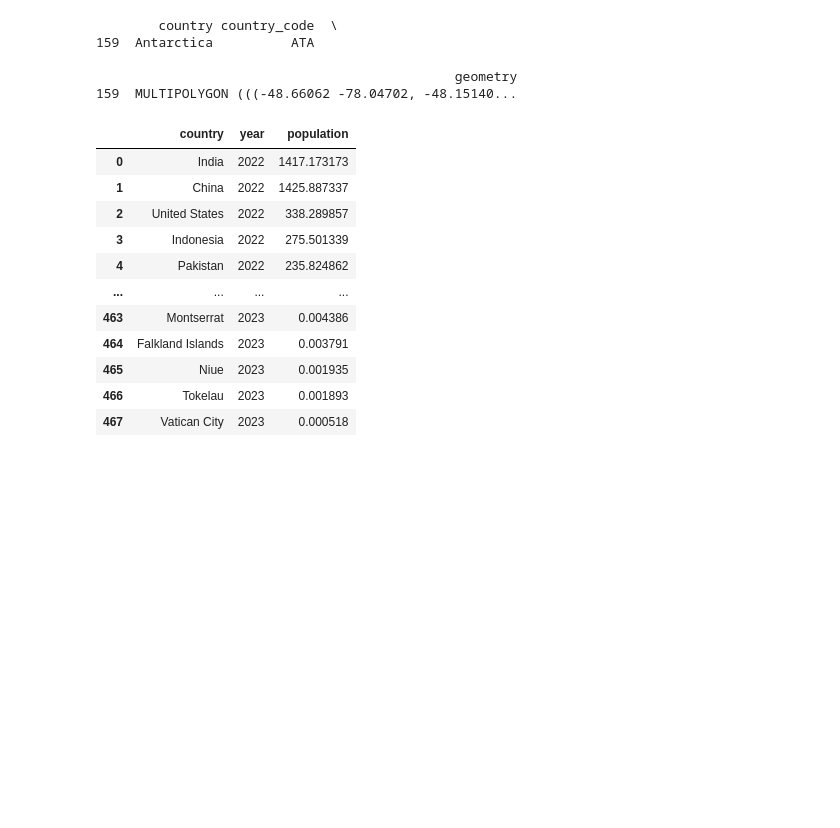
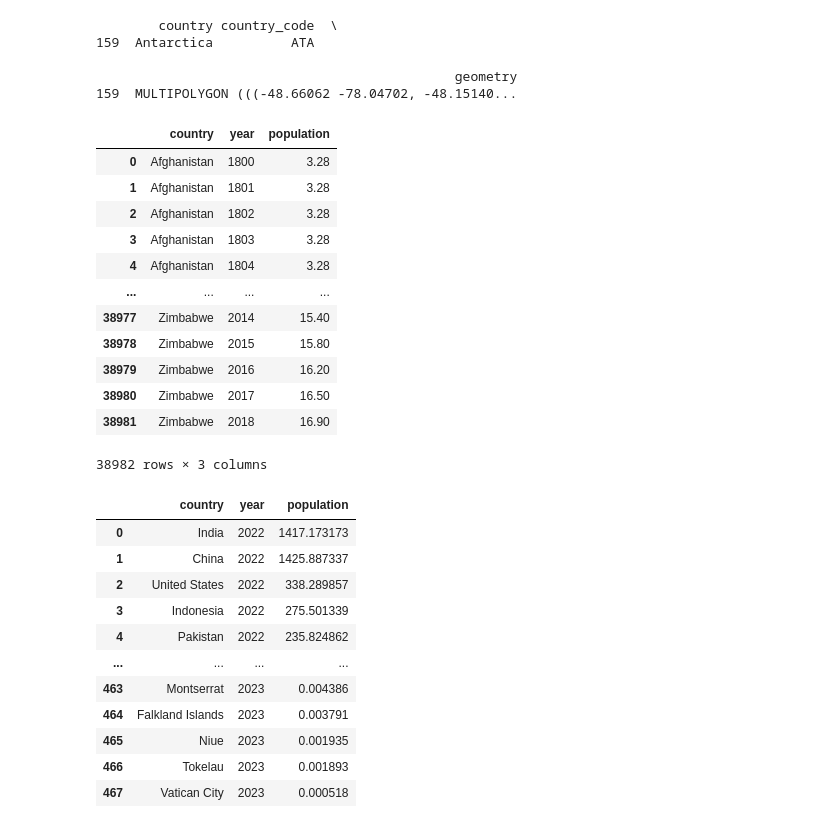
Before and after one commit to AlZ11/GeoDemo-Visualisations, a Jupyter notebook: choropleth.ipynb, the cells around one changed output. Cells and saved outputs as stored; diff of their text form; code cells hidden in the pictures; blank space fills up the shorter version.

```diff
--- a/choropleth.ipynb
+++ b/choropleth.ipynb
@@ -36,17 +36,33 @@ gdf.drop(gdf.index[159], inplace=True)
 # %%
 import pandas as pd
 from copy import deepcopy
 
 df = pd.read_csv('data/Worldpop_by_year.csv', usecols=[0,1,2])
 df2 = pd.read_csv('data/population-and-demography.csv', usecols=[0,1,2])
 df3 = pd.read_csv('data/countries-table.csv', usecols=['country','pop2022','pop2023'])
-df['country'].value_counts().head(10)
+
+# Data wrangling
 df2.columns = ['country', 'year', 'population']
 
 df['population'] = df['population'] / 1000000
 df2['population'] = df2['population'] / 1000000
 df3['pop2022'] = df3['pop2022'] / 1000000
 df3['pop2023'] = df3['pop2023'] / 1000000
 
 df3_copy = deepcopy(df3)
+df
+# %% [output]
+|  | country | year | population |
+| 0 | Afghanistan | 1800 | 3.28 |
+| 1 | Afghanistan | 1801 | 3.28 |
+| 2 | Afghanistan | 1802 | 3.28 |
+| 3 | Afghanistan | 1803 | 3.28 |
+| 4 | Afghanistan | 1804 | 3.28 |
+| ... | ... | ... | ... |
+| 38977 | Zimbabwe | 2014 | 15.40 |
+| 38978 | Zimbabwe | 2015 | 15.80 |
+| 38979 | Zimbabwe | 2016 | 16.20 |
+| 38980 | Zimbabwe | 2017 | 16.50 |
+| 38981 | Zimbabwe | 2018 | 16.90 |
+38982 rows × 3 columns
 # %%
```
Also changed, not shown: parts of 7 cells of this notebook, 4 other files.
